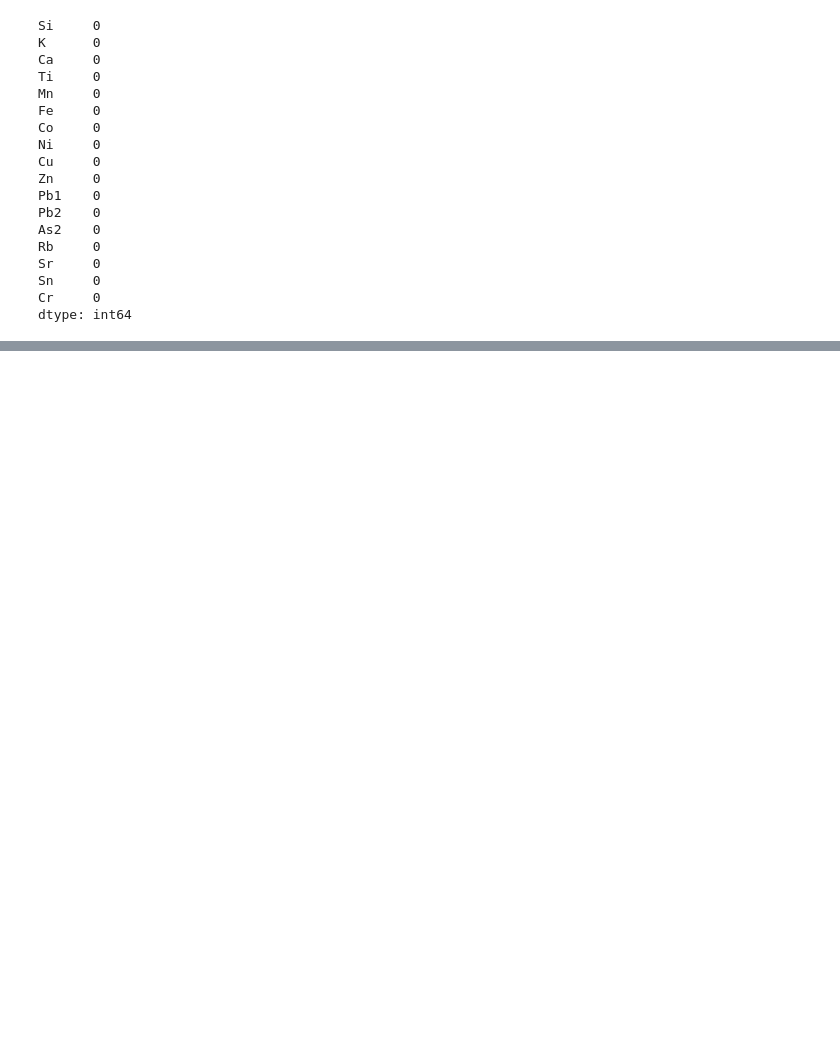
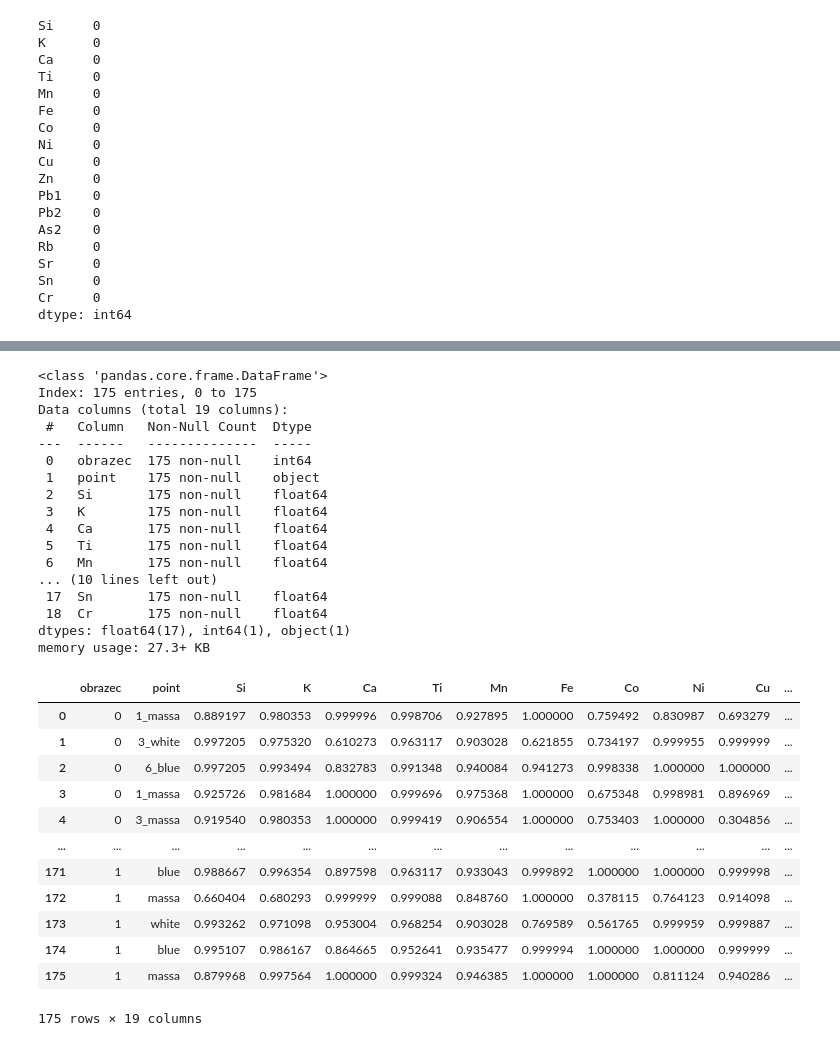
Before and after one commit to Azernem/Data_Analysis_SPbU, a Jupyter notebook: Classification_Ceramics_type/Classification_Ceramics_type.ipynb, the cells around one changed output, grey strips where cells are left out. Saved outputs shown, nothing was run; the diff lists cells and outputs as text; code cells hidden in the pictures; blank space fills up the shorter version.

```diff
--- a/Classification_Ceramics_type/Classification_Ceramics_type.ipynb
+++ b/Classification_Ceramics_type/Classification_Ceramics_type.ipynb
@@ -77,16 +88,15 @@ dtype: int64
 # %%
-metals = df.columns[2:]
+df_scaled = df.copy()
 
 for metal in metals:
-    df[metal] = df[metal].apply(lambda x: pd.to_numeric(x, errors= 'coerce'))
-    print(len(df))
-    df.dropna()
-    print(len(df), '---')
-    minEl = df[metal].min()
+    df_scaled[metal] = df_scaled[metal].apply(lambda x: pd.to_numeric(x, errors= 'coerce'))
+    df_scaled = df_scaled.dropna()
+    minEl = df_scaled[metal].min()
     '''print(minEl, metal, end = '/n')'''
-    df[metal] = df[metal].apply(lambda x: 1 - np.exp(1 - (x / minEl)))
+    df_scaled[metal] = df_scaled[metal].apply(lambda x: 1 - np.exp(1 - (x / minEl)))
 
-s = df[metals[0]].iloc[0]
-type(s)
-df[metals[0]].unique()
+df_scaled['obrazec'] = df_scaled['obrazec'].apply(lambda s: 1 if any(spot in s for spot in ['ams', 'rot', 'holl']) else 0)
+
+print(df_scaled[metals[1]].dtype)
+df_scaled[metals[1]].unique()
 # %% [output]
@@ -128 +121,37 @@ array([0.88919684, 0.99720521, 0.92572642, 0.91954039, 0.99469974,
+# %%
+df_scaled.info()
+df_scaled
+df_scaled['obrazec'].unique()
+df_scaled
+# %% [output]
+<class 'pandas.core.frame.DataFrame'>
+Index: 175 entries, 0 to 175
+Data columns (total 19 columns):
+ #   Column   Non-Null Count  Dtype
+---  ------   --------------  -----
+ 0   obrazec  175 non-null    int64
+ 1   point    175 non-null    object
+ 2   Si       175 non-null    float64
+ 3   K        175 non-null    float64
+ 4   Ca       175 non-null    float64
+ 5   Ti       175 non-null    float64
+ 6   Mn       175 non-null    float64
+... (10 lines left out)
+ 17  Sn       175 non-null    float64
+ 18  Cr       175 non-null    float64
+dtypes: float64(17), int64(1), object(1)
+memory usage: 27.3+ KB
+|  | obrazec | point | Si | K | Ca | Ti | Mn | Fe | Co | Ni | Cu | ... |
+| 0 | 0 | 1_massa | 0.889197 | 0.980353 | 0.999996 | 0.998706 | 0.927895 | 1.000000 | 0.759492 | 0.830987 | 0.693279 | ... |
+| 1 | 0 | 3_white | 0.997205 | 0.975320 | 0.610273 | 0.963117 | 0.903028 | 0.621855 | 0.734197 | 0.999955 | 0.999999 | ... |
+| 2 | 0 | 6_blue | 0.997205 | 0.993494 | 0.832783 | 0.991348 | 0.940084 | 0.941273 | 0.998338 | 1.000000 | 1.000000 | ... |
+| 3 | 0 | 1_massa | 0.925726 | 0.981684 | 1.000000 | 0.999696 | 0.975368 | 1.000000 | 0.675348 | 0.998981 | 0.896969 | ... |
+| 4 | 0 | 3_massa | 0.919540 | 0.980353 | 1.000000 | 0.999419 | 0.906554 | 1.000000 | 0.753403 | 1.000000 | 0.304856 | ... |
+| ... | ... | ... | ... | ... | ... | ... | ... | ... | ... | ... | ... | ... |
+| 171 | 1 | blue | 0.988667 | 0.996354 | 0.897598 | 0.963117 | 0.933043 | 0.999892 | 1.000000 | 1.000000 | 0.999998 | ... |
+| 172 | 1 | massa | 0.660404 | 0.680293 | 0.999999 | 0.999088 | 0.848760 | 1.000000 | 0.378115 | 0.764123 | 0.914098 | ... |
+| 173 | 1 | white | 0.993262 | 0.971098 | 0.953004 | 0.968254 | 0.903028 | 0.769589 | 0.561765 | 0.999959 | 0.999887 | ... |
+| 174 | 1 | blue | 0.995107 | 0.986167 | 0.864665 | 0.952641 | 0.935477 | 0.999994 | 1.000000 | 1.000000 | 0.999999 | ... |
+| 175 | 1 | massa | 0.879968 | 0.997564 | 1.000000 | 0.999324 | 0.946385 | 1.000000 | 1.000000 | 0.811124 | 0.940286 | ... |
+175 rows × 19 columns
 # %%
```
Also changed, not shown: parts of 5 cells of this notebook.
